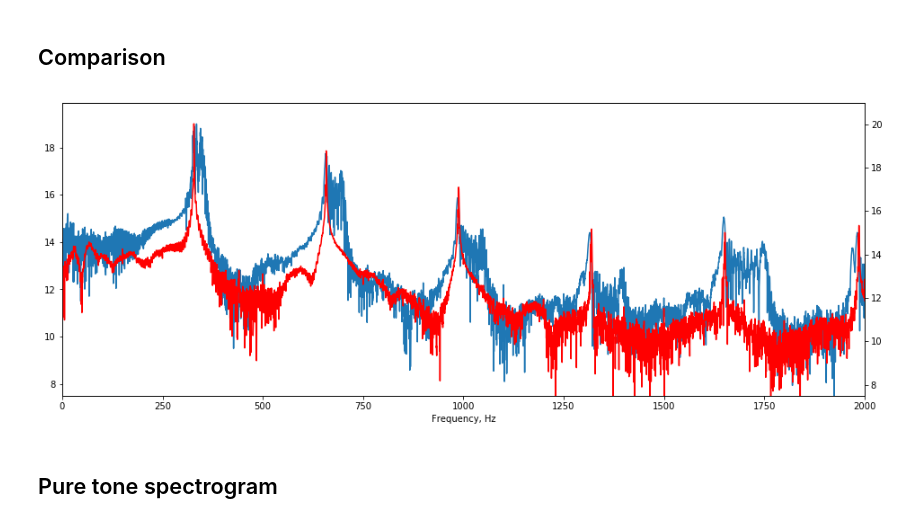
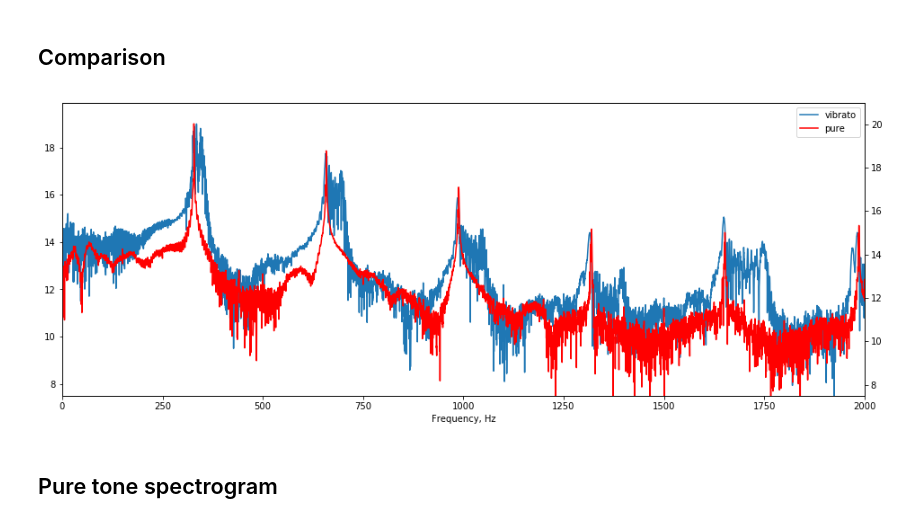
Before and after one commit to spirit11/wave_modulations, a Jupyter notebook: wavefile.ipynb, the cells around one changed output. Saved outputs shown, nothing was run; the diff lists cells and outputs as text; code cells hidden in the pictures.

```diff
--- a/wavefile.ipynb
+++ b/wavefile.ipynb
@@ -15,8 +15,9 @@ duration=w.shape[0]/framerate
 def plotspec(signal, uselog=False, ax=plt, **kwargs):
     sp = np.abs(np.fft.fft(signal))
     if uselog: sp=np.log(sp)
-    plt.plot(np.fft.fftfreq(signal.size,d=1/framerate), sp,**kwargs)
+    l=plt.plot(np.fft.fftfreq(signal.size,d=1/framerate), sp,**kwargs)
     plt.xlabel('Frequency, Hz')
+    return l[0]
 
 def showsig(signal):
     plt.figure(figsize=(14,4))
@@ -61,17 +62,18 @@ showsig(vibrato)
 # %%
 plt.figure(figsize=(16,6))
 a=plt.gca()
 
-plotspec(vibrato,a)
+l1=plotspec(vibrato,a)
 plt.ylim(ymin=7.5)
 a2=a.twinx()
-plotspec(pure,a2,c='r')
+l2=plotspec(pure,a2,c='r')
 plt.xlim([0, 2000])
 plt.ylim(ymin=7.5)
+plt.legend([l1,l2],['vibrato','pure'])
 
 plt.show()
 # %% [output]
-[figure, old version]
+[figure, new version]
 # %% [markdown]
 ## Pure tone spectrogram
 # %%
```
Also changed, not shown: parts of 3 cells of this notebook.
